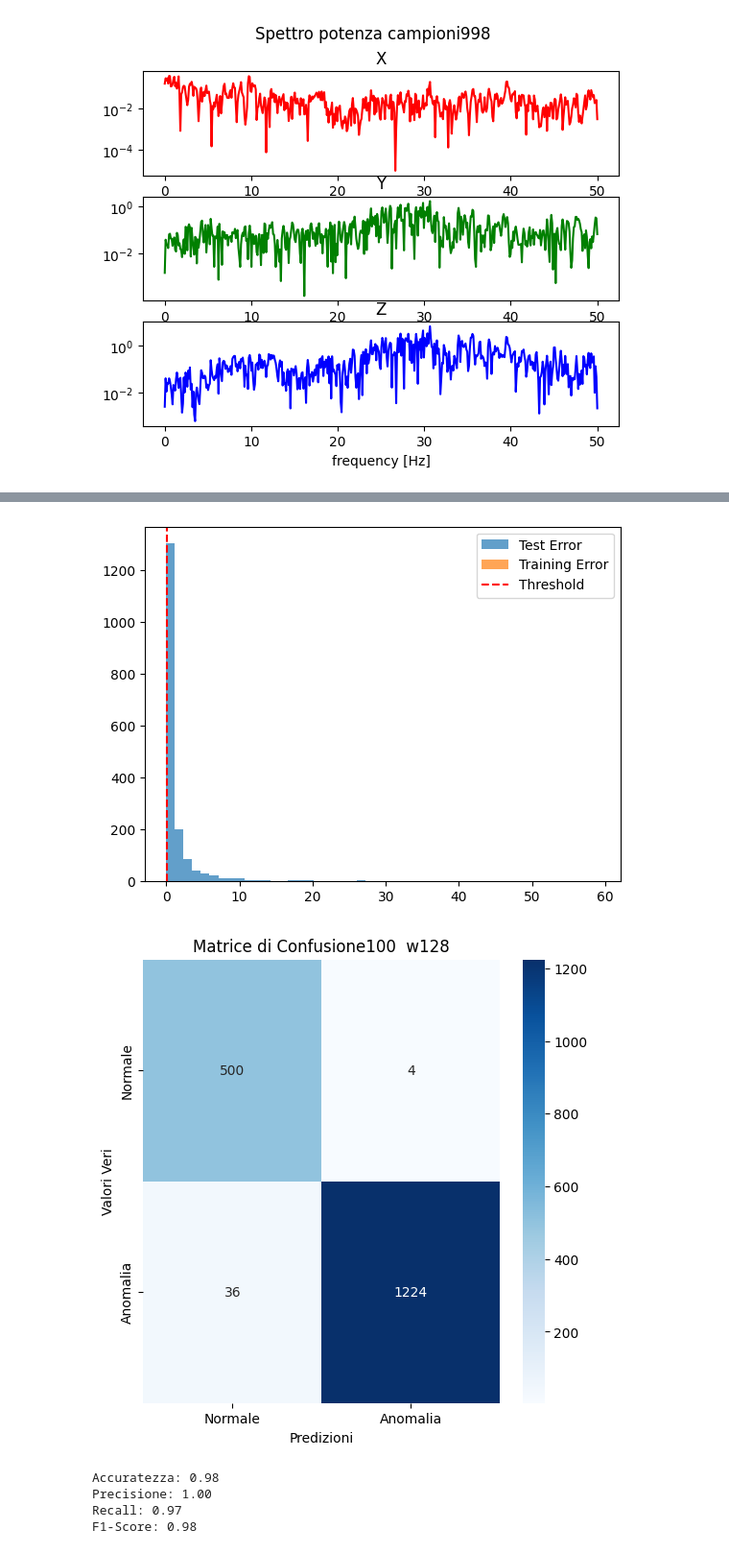
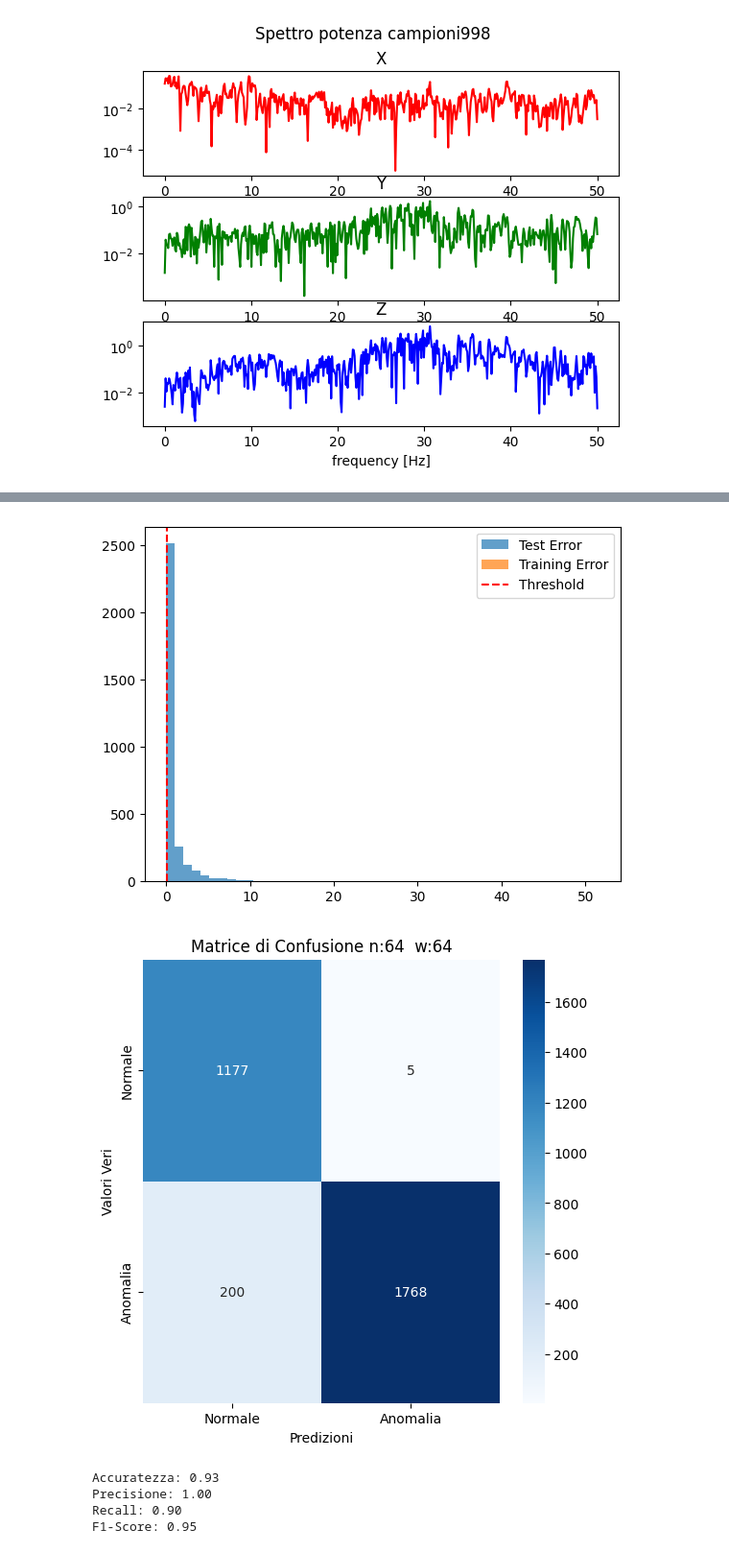
Before and after one commit to Ciosepp/Tesi, a Jupyter notebook: analisys/tesi.ipynb, the cells around one changed output, grey strips where cells are left out. Shown at 96% size. Drawn from its saved outputs; the diff is of its cells as text; code cells hidden in the pictures.

```diff
--- a/analisys/tesi.ipynb
+++ b/analisys/tesi.ipynb
@@ -96,10 +98,10 @@ Text(0.5, 1.0, 'Z')
 [figure]
 # %%
 #creazione dataset di elaborazione
-percentAcqTrain = 0.6 # %
-nSamples = 100
+percentAcqTrain = 0.4 # %/100
 fs = 100
-nPWelch =128
+nSamples = 64
+nPWelch =64
 
 #dataset di traing
 trainData=[]
@@ -228,40 +230,41 @@ plt.figure()
 
 # Visualizzare i risultati
 plt.hist(test_error, bins=50, alpha=0.7, label='Test Error')
 plt.hist(train_error, bins=50, alpha=0.7, label='Training Error')
 plt.axvline(threshold, color='r', linestyle='--', label='Threshold')
 plt.legend()
 plt.show()
 
 
 # Visualizzare la matrice di confusione
 conf_matrix = confusion_matrix(dataLabel, test_predictions)
 
 # Plot della matrice di confusione
 plt.figure(figsize=(6, 6))
 sns.heatmap(conf_matrix, annot=True, fmt='d', cmap='Blues', xticklabels=['Normale', 'Anomalia'], yticklabels=['Normale', 'Anomalia'])
-plt.title('Matrice di Confusione'+str(nSamples)+'  w'+str(nPWelch))
+plt.title(f"Matrice di Confusione n:{nSamples}  w:{nPWelch}")
 plt.xlabel('Predizioni')
 plt.ylabel('Valori Veri')
+#plt.savefig(f"MC n_{nSamples}  w_{nPWelch}")
 plt.show()
 
 # Calcolare le metriche di valutazione
 accuracy = accuracy_score(dataLabel, test_predictions)
 precision = precision_score(dataLabel, test_predictions)
 recall = recall_score(dataLabel, test_predictions)
 f1 = f1_score(dataLabel, test_predictions)
 
 print(f"Accuratezza: {accuracy:.2f}")
 print(f"Precisione: {precision:.2f}")
 print(f"Recall: {recall:.2f}")
 print(f"F1-Score: {f1:.2f}")
 # %% [output]
-[figure, old version]
+[figure, new version]
-[figure, old version]
+[figure, new version]
-Accuratezza: 0.98
+Accuratezza: 0.93
 Precisione: 1.00
-Recall: 0.97
-F1-Score: 0.98
+Recall: 0.90
+F1-Score: 0.95
 # %%
 recall_array = []
 p_fd = []
```
Also changed, not shown: parts of 5 cells of this notebook, 16 other files.
